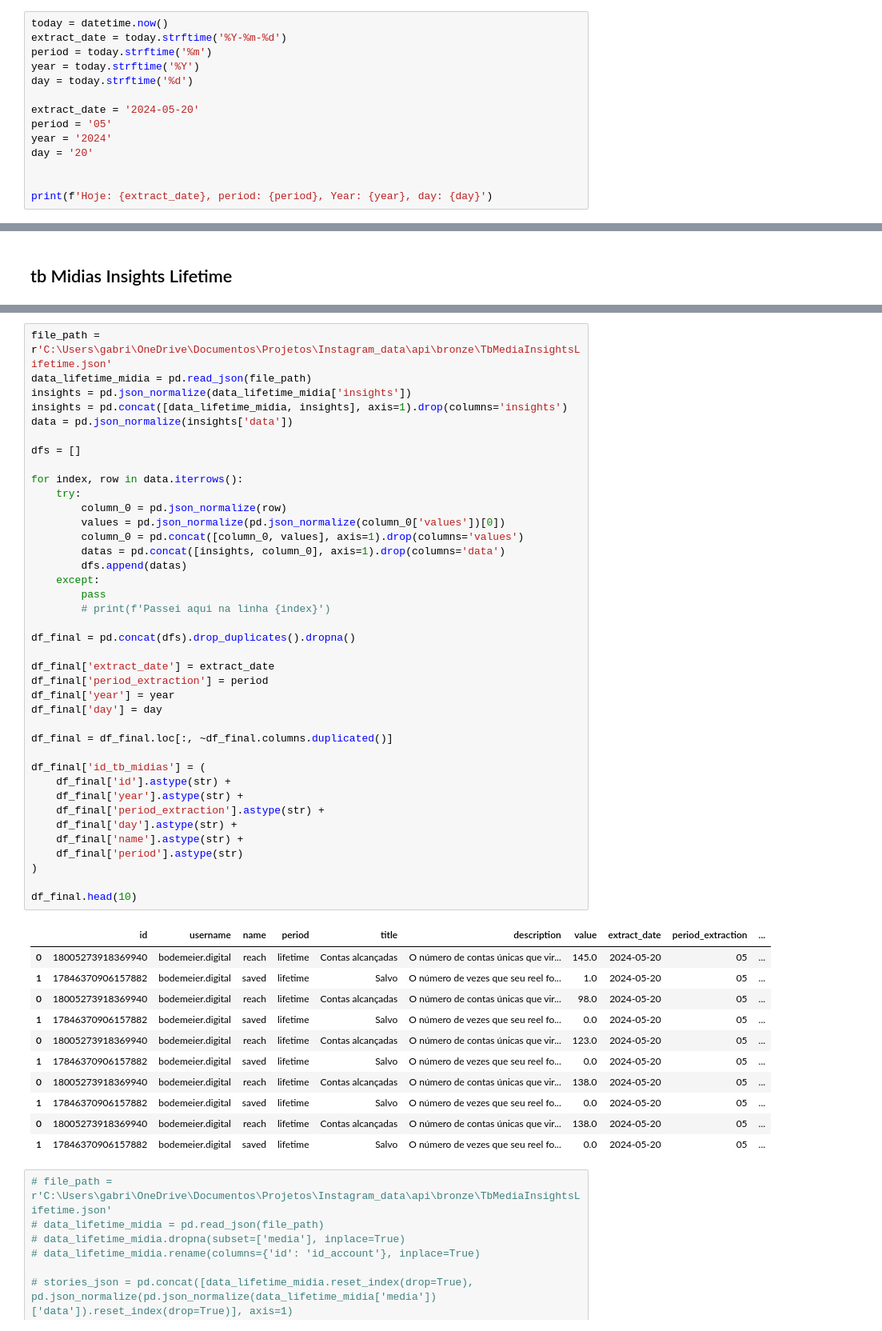
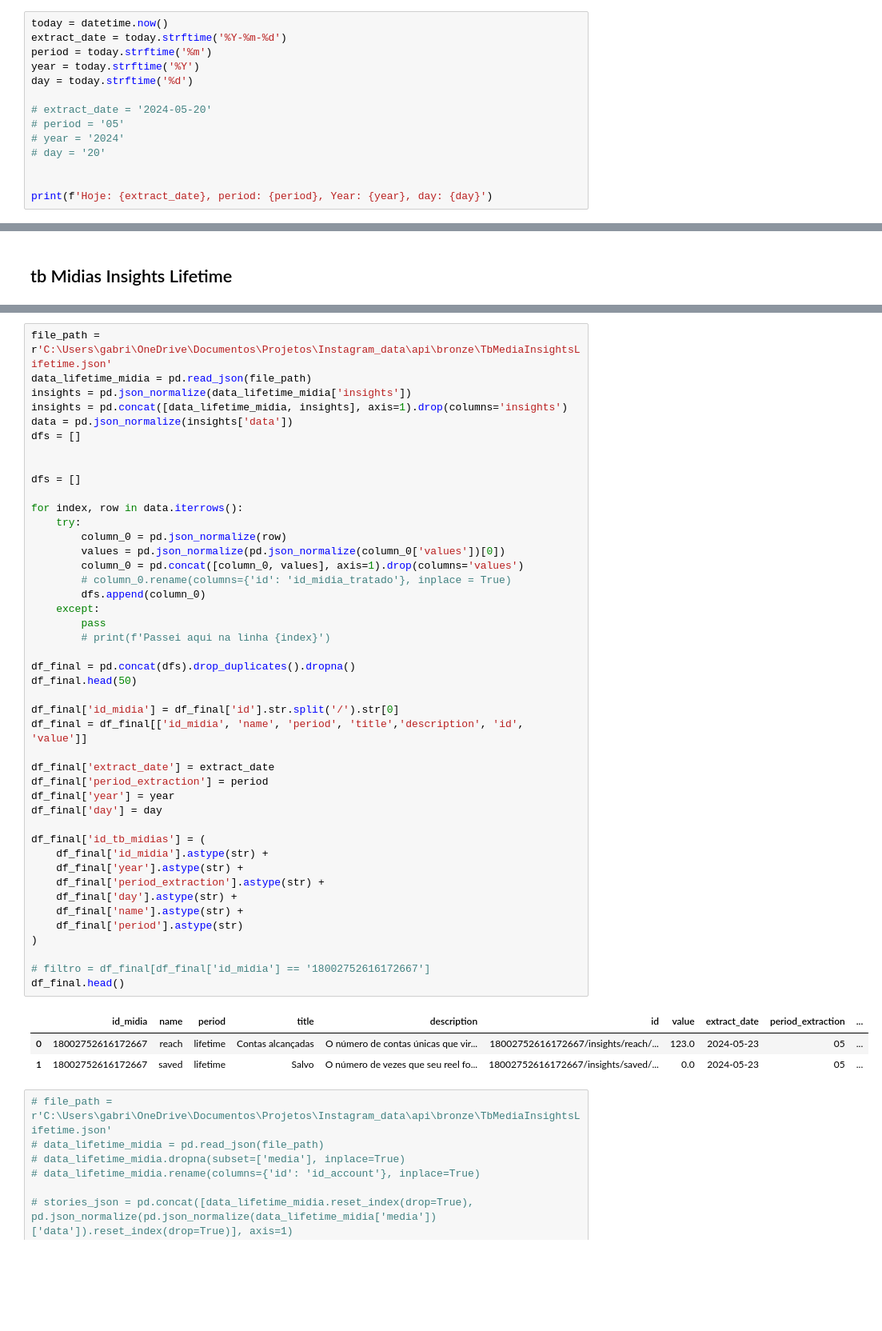
Before and after one commit to GabrielGalani/Analise_instagram, a Jupyter notebook: notebooks/tratamento_silver_refatorado.ipynb, the cells around one changed output, grey strips where cells are left out. Shown at 80% size. Cells and saved outputs as stored; diff of their text form; blank space fills up the shorter version.

```diff
--- a/notebooks/tratamento_silvet_refatorado.ipynb
+++ b/notebooks/tratamento_silver_refatorado.ipynb
@@ -18,10 +18,10 @@ period = today.strftime('%m')
 year = today.strftime('%Y')
 day = today.strftime('%d')
 
-extract_date = '2024-05-20'
-period = '05'
-year = '2024'
-day = '20'
+# extract_date = '2024-05-20'
+# period = '05'
+# year = '2024'
+# day = '20'
 
 
 print(f'Hoje: {extract_date}, period: {period}, Year: {year}, day: {day}')
@@ -725,51 +833,48 @@ data_lifetime_midia = pd.read_json(file_path)
 insights = pd.json_normalize(data_lifetime_midia['insights'])
 insights = pd.concat([data_lifetime_midia, insights], axis=1).drop(columns='insights')
 data = pd.json_normalize(insights['data'])
+dfs = []
+
 
 dfs = []
 
 for index, row in data.iterrows():
     try:
         column_0 = pd.json_normalize(row)
         values = pd.json_normalize(pd.json_normalize(column_0['values'])[0])
         column_0 = pd.concat([column_0, values], axis=1).drop(columns='values')
-        datas = pd.concat([insights, column_0], axis=1).drop(columns='data')
-        dfs.append(datas)
+        # column_0.rename(columns={'id': 'id_midia_tratado'}, inplace = True)
+        dfs.append(column_0)
     except:
         pass
         # print(f'Passei aqui na linha {index}')
 
 df_final = pd.concat(dfs).drop_duplicates().dropna()
+df_final.head(50)
+
+df_final['id_midia'] = df_final['id'].str.split('/').str[0]
+df_final = df_final[['id_midia', 'name', 'period', 'title','description', 'id', 'value']]
 
 df_final['extract_date'] = extract_date
 df_final['period_extraction'] = period
 df_final['year'] = year
 df_final['day'] = day
 
-df_final = df_final.loc[:, ~df_final.columns.duplicated()]
-
 df_final['id_tb_midias'] = (
-    df_final['id'].astype(str) +
+    df_final['id_midia'].astype(str) +
     df_final['year'].astype(str) +
     df_final['period_extraction'].astype(str) +
     df_final['day'].astype(str) +
     df_final['name'].astype(str) +
     df_final['period'].astype(str)
 )
 
-df_final.head(10)
+# filtro = df_final[df_final['id_midia'] == '18002752616172667']
+df_final.head()
 # %% [output]
-|  | id | username | name | period | title | description | value | extract_date | period_extraction | ... |
-| 0 | 18005273918369940 | bodemeier.digital | reach | lifetime | Contas alcançadas | O número de contas únicas que vir... | 145.0 | 2024-05-20 | 05 | ... |
-| 1 | 17846370906157882 | bodemeier.digital | saved | lifetime | Salvo | O número de vezes que seu reel fo... | 1.0 | 2024-05-20 | 05 | ... |
-| 0 | 18005273918369940 | bodemeier.digital | reach | lifetime | Contas alcançadas | O número de contas únicas que vir... | 98.0 | 2024-05-20 | 05 | ... |
-| 1 | 17846370906157882 | bodemeier.digital | saved | lifetime | Salvo | O número de vezes que seu reel fo... | 0.0 | 2024-05-20 | 05 | ... |
-| 0 | 18005273918369940 | bodemeier.digital | reach | lifetime | Contas alcançadas | O número de contas únicas que vir... | 123.0 | 2024-05-20 | 05 | ... |
-| 1 | 17846370906157882 | bodemeier.digital | saved | lifetime | Salvo | O número de vezes que seu reel fo... | 0.0 | 2024-05-20 | 05 | ... |
-| 0 | 18005273918369940 | bodemeier.digital | reach | lifetime | Contas alcançadas | O número de contas únicas que vir... | 138.0 | 2024-05-20 | 05 | ... |
-| 1 | 17846370906157882 | bodemeier.digital | saved | lifetime | Salvo | O número de vezes que seu reel fo... | 0.0 | 2024-05-20 | 05 | ... |
-| 0 | 18005273918369940 | bodemeier.digital | reach | lifetime | Contas alcançadas | O número de contas únicas que vir... | 138.0 | 2024-05-20 | 05 | ... |
-| 1 | 17846370906157882 | bodemeier.digital | saved | lifetime | Salvo | O número de vezes que seu reel fo... | 0.0 | 2024-05-20 | 05 | ... |
+|  | id_midia | name | period | title | description | id | value | extract_date | period_extraction | ... |
+| 0 | 18002752616172667 | reach | lifetime | Contas alcançadas | O número de contas únicas que vir... | 18002752616172667/insights/reach/... | 123.0 | 2024-05-23 | 05 | ... |
+| 1 | 18002752616172667 | saved | lifetime | Salvo | O número de vezes que seu reel fo... | 18002752616172667/insights/saved/... | 0.0 | 2024-05-23 | 05 | ... |
 # %%
 # file_path = r'C:\Users\gabri\OneDrive\Documentos\Projetos\Instagram_data\api\bronze\TbMediaInsightsLifetime.json'
 # data_lifetime_midia = pd.read_json(file_path)
```
Also changed, not shown: parts of 21 cells of this notebook, 54 other files.
